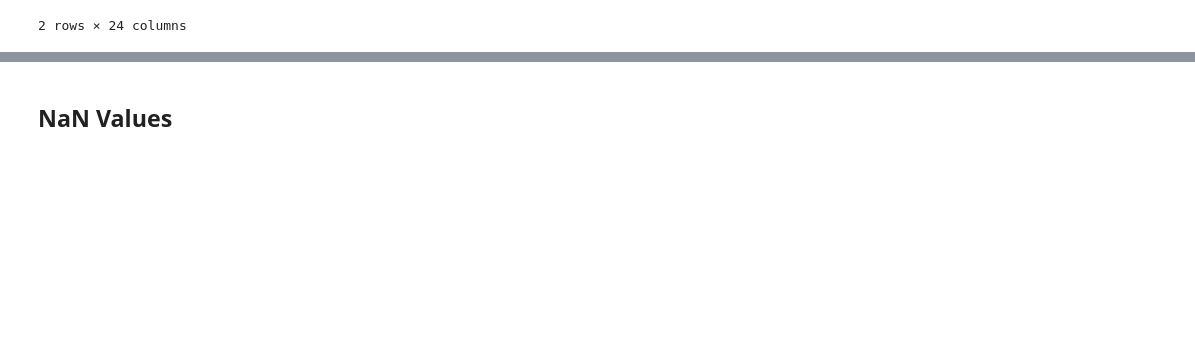
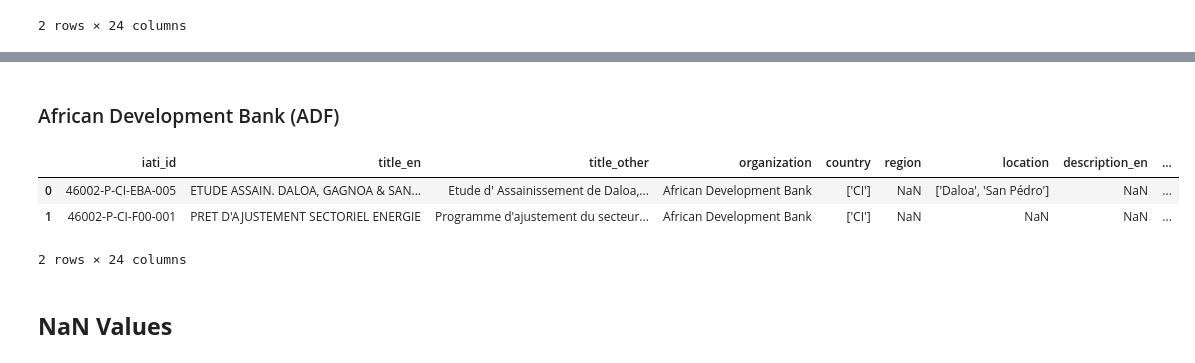
Before and after one commit to JanMuehlnikel/NLP-Development-Banks-Collaboration-Analyzer, a Jupyter notebook: data/exploreation/quality.ipynb, the cells around one changed output, grey strips where cells are left out. Cells and saved outputs as stored; diff of their text form; code cells hidden in the pictures; blank space fills up the shorter version.

```diff
--- a/data/exploreation/quality.ipynb
+++ b/data/exploreation/quality.ipynb
@@ -21,3 +41,13 @@ bmz_df.head(2)
+# %% [markdown]
+### African Development Bank (ADF)
+# %%
+adf_df = pd.read_csv("../../src/transformed_adf.csv")
+adf_df.head(2)
+# %% [output]
+|  | iati_id | title_en | title_other | organization | country | region | location | description_en | ... |
+| 0 | 46002-P-CI-EBA-005 | ETUDE ASSAIN. DALOA, GAGNOA & SAN... | Etude d' Assainissement de Daloa,... | African Development Bank | ['CI'] | NaN | ['Daloa', 'San Pédro'] | NaN | ... |
+| 1 | 46002-P-CI-F00-001 | PRET D'AJUSTEMENT SECTORIEL ENERGIE | Programme d'ajustement du secteur... | African Development Bank | ['CI'] | NaN | NaN | NaN | ... |
+2 rows × 24 columns
 # %% [markdown]
 ## **NaN Values**
 # %%
```
Also changed, not shown: parts of 7 cells of this notebook, 3 other files.
